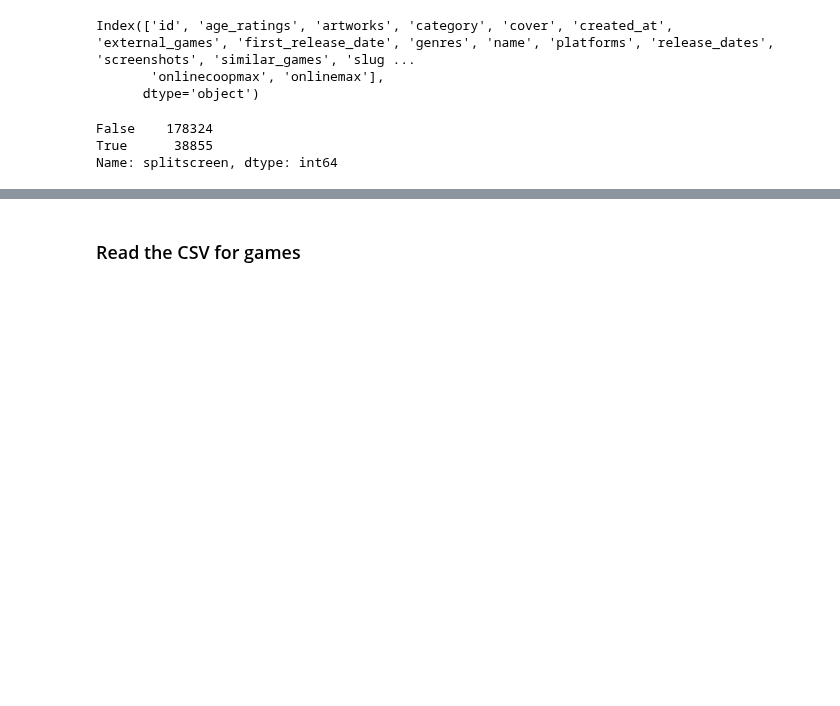
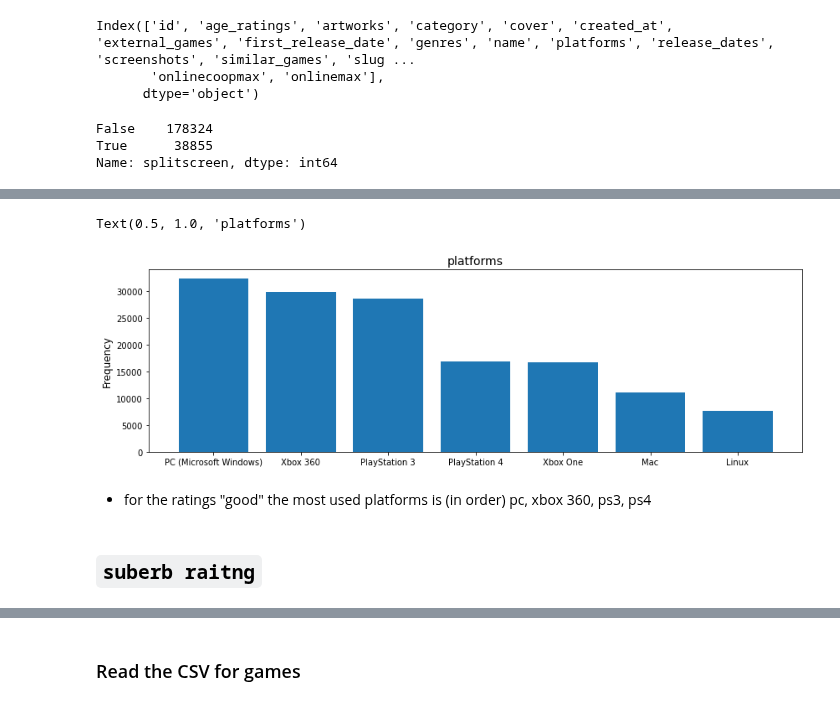
Before and after one commit to MrEnigmamgine/Videogame-Capstone_fork, a Jupyter notebook: GB_acquire-Copy.ipynb, the cells around one changed output, grey strips where cells are left out. Cells and saved outputs as stored; diff of their text form; code cells hidden in the pictures; blank space fills up the shorter version.

```diff
--- a/GB_acquire-Copy.ipynb
+++ b/GB_acquire-Copy.ipynb
@@ -1162,0 +1308,3 @@ Name: rating, Length: 10448, dtype: int64
+# %%
+df_good_rating = df2[df2['rating_bin']== 'good']
+df_good_rating.head()
@@ -1162,0 +1320,13 @@ Name: rating, Length: 10448, dtype: int64
+# %%
+fig, ax = plt.subplots(figsize = (14,4))
+ax.bar(to_1D(df_good_rating["platforms"]).value_counts().iloc[:7].index,
+        to_1D(df_good_rating["platforms"]).value_counts().iloc[:7].values)
+ax.set_ylabel("Frequency", size = 12)
+ax.set_title("platforms", size = 14)
+# %% [output]
+Text(0.5, 1.0, 'platforms')
+[figure, added]
+# %% [markdown]
+- for the ratings "good" the most used platforms is (in order) pc, xbox 360, ps3, ps4
+# %% [markdown]
+## `suberb raitng`
```
Also changed, not shown: parts of 105 cells of this notebook.
